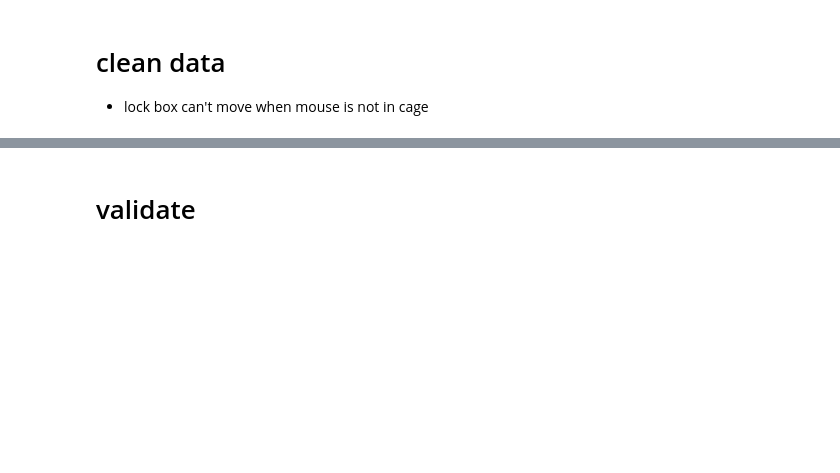
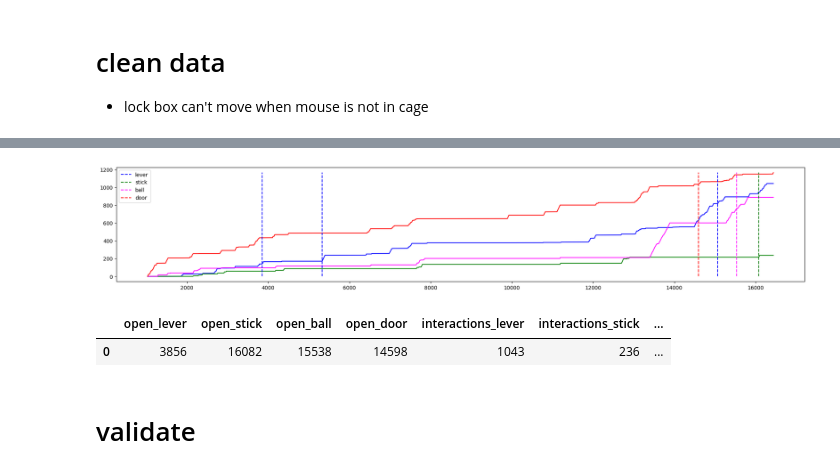
Before and after one commit to BoxedInKehrer/Moused, a Jupyter notebook: pipe.ipynb, the cells around one changed output, grey strips where cells are left out. Drawn from its saved outputs; the diff is of its cells as text; code cells hidden in the pictures; blank space fills up the shorter version.

```diff
--- a/pipe.ipynb
+++ b/pipe.ipynb
@@ -632,7 +674,7 @@ ball_3d.fillna(method='ffill', inplace=True)
 sliding_door_3d_clean.fillna(method='ffill', inplace=True)
 stick_head_3d_clean.fillna(method='ffill', inplace=True)
 
-diff_rot['dist'] = abs(diff_rot.iloc[:, 0].diff())
+diff_rot['dist'] = abs(diff_rot.loc[:, 'w_avg'].diff())
 diff_rot['dist'][0] = 0
 
 nose_filtered_3d_clean.fillna(method='ffill', inplace=True)
@@ -747,7 +789,7 @@ def smooth_data(df, threshold):
             if lower_check and higher_check:
                 df.loc[ts] = (df.loc[lower]+ df.loc[higher])/2
 
-smooth_data(diff_rot, 20)
+smooth_data(diff_rot, 90)
 smooth_data(ball_3d, 100)
 smooth_data(sliding_door_3d_clean, 100)
 smooth_data(stick_head_3d_clean, 200)
@@ -1255,0 +1294,2 @@ test['arr_1']
+# %%
+interactions = interactions_binary_expanded_df[interactions_binary_expanded_df.sum(axis=1) > 0]
@@ -1255,0 +1423,19 @@ test['arr_1']
+# %%
+k = []
+for i in range(len(annotator_lever_df)):
+    if annotator_lever_df.rot.iloc[i] < 10:
+        l_open = 0
+    else:
+        l_open = 1
+    k.append(l_open)
+annotator_lever_df['open'] = k
+
+lever_opened_frames = []
+test = annotator_lever_df[annotator_lever_df.index.isin(interactions[interactions.lever == 1].index)]
+last = 0
+for i in test.index:
+    if i > stick_open_frame:
+        break
+    if test.loc[i].open != last and test.loc[i].open == 0:
+        lever_opened_frames.append(i)
+    last = test.loc[i].open
@@ -1255,0 +1458,50 @@ test['arr_1']
+# %%
+# Assuming annotator_lever_df is already defined and contains 'sum' and 'd' columns.
+fig = plt.figure(figsize=(24, 4))
+ax = fig.add_subplot()
+
+ax.plot(interactions_incremental.lever, c='blue')
+ax.plot(interactions_incremental.stick, c='green')
+ax.plot(interactions_incremental.ball, c='magenta')
+ax.plot(interactions_incremental.door, c='red')
+
+ax.vlines(lever_opened_frames, ymin=0, ymax = interactions_incremental.door.max(), linestyles='dashed', label='lever', color='blue')
+ax.vlines(stick_open_frame, ymin=0, ymax = interactions_incremental.door.max(), linestyles='dashed', label='stick', color='green')
+ax.vlines(ball_open_frame, ymin=0, ymax = interactions_incremental.door.max(), linestyles='dashed', label='ball', color='magenta')
+ax.vlines(door_open_frame, ymin=0, ymax = interactions_incremental.door.max(), linestyles='dashed', label='door', color='red')
+
+# for i in range(len(annotator_lever_df)):
+    # if annotator_lever_df.iloc[i].d_lever:# and interactions['lever'].iloc[i]:
+        # ax.vlines(i, ymin = 0, ymax = annotator_lever_df.iloc[i].norm_d, linestyles='dashed')
+plt.legend()
+plt.show()
+# %% [output]
+[figure, added]
+# %%
+open_lever = lever_opened_frames[0]
+open_stick = stick_open_frame
+open_ball = ball_open_frame
+open_door = door_open_frame
+interactions_lever = interactions_incremental.lever.iloc[-1]
+interactions_stick = interactions_incremental.stick.iloc[-1]
+interactions_ball = interactions_incremental.ball.iloc[-1]
+interactions_door = interactions_incremental.door.iloc[-1]
+on_task = len(interactions_incremental)
+
+data = {
+    'open_lever': [open_lever],
+    'open_stick': [open_stick],
+    'open_ball': [open_ball],
+    'open_door': [open_door],
+    'interactions_lever': [interactions_lever],
+    'interactions_stick': [interactions_stick],
+    'interactions_ball': [interactions_ball],
+    'interactions_door': [interactions_door],
+    'on_task': [on_task]
+}
+
+df = pd.DataFrame(data)
+df
+# %% [output]
+|  | open_lever | open_stick | open_ball | open_door | interactions_lever | interactions_stick | ... |
+| 0 | 3856 | 16082 | 15538 | 14598 | 1043 | 236 | ... |
```
Also changed, not shown: parts of 29 cells of this notebook, 23 other files.
